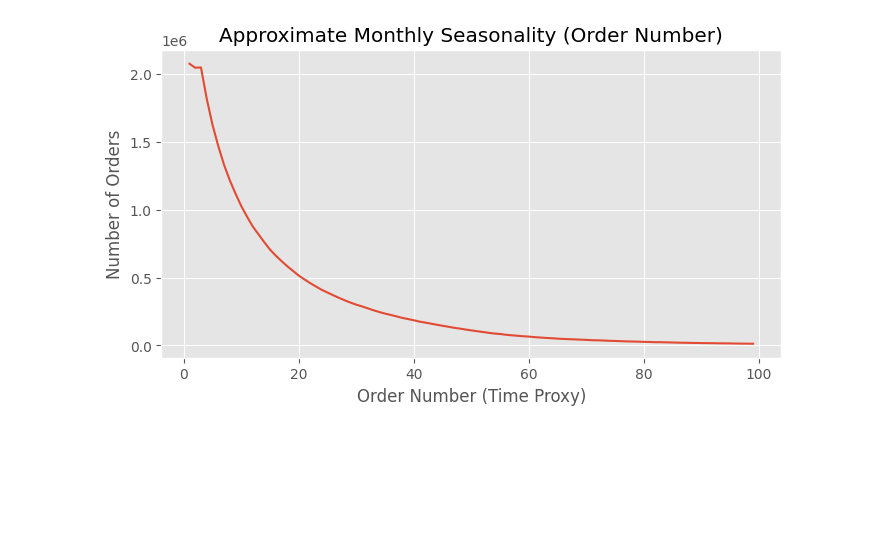
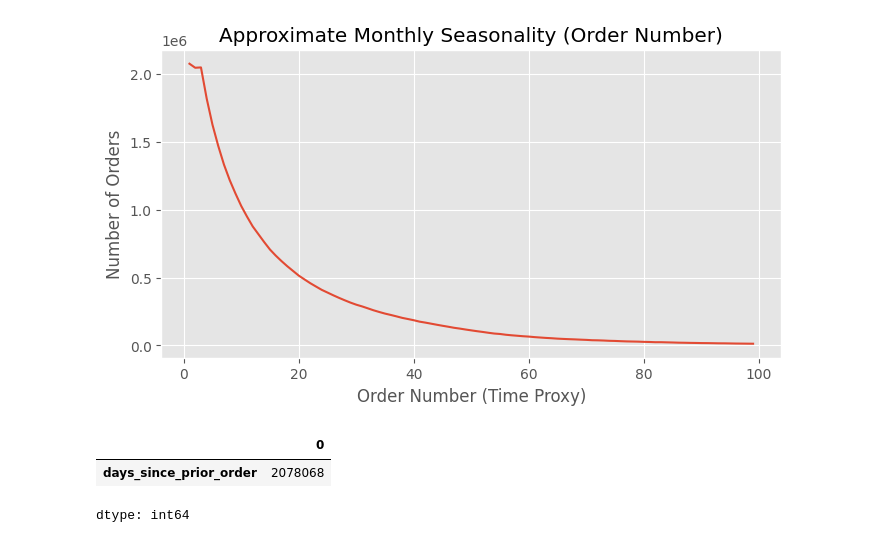
Before and after one commit to mohammed-lafi1035/DS230_final_Project_AE, a Jupyter notebook: Welcome_To_Colab.ipynb, the cells around one changed output. Cells and saved outputs as stored; diff of their text form; code cells hidden in the pictures; blank space fills up the shorter version.

```diff
--- a/Welcome_To_Colab.ipynb
+++ b/Welcome_To_Colab.ipynb
@@ -342,3 +342,9 @@ plt.ylabel('Number of Orders')
 plt.show()
 # %% [output]
 [figure]
+# %%
+instacart_data.isna().sum()[instacart_data.isna().sum() > 0]
+# %% [output]
+|  | 0 |
+| days_since_prior_order | 2078068 |
+dtype: int64
```
Also changed, not shown: parts of 8 cells of this notebook.
